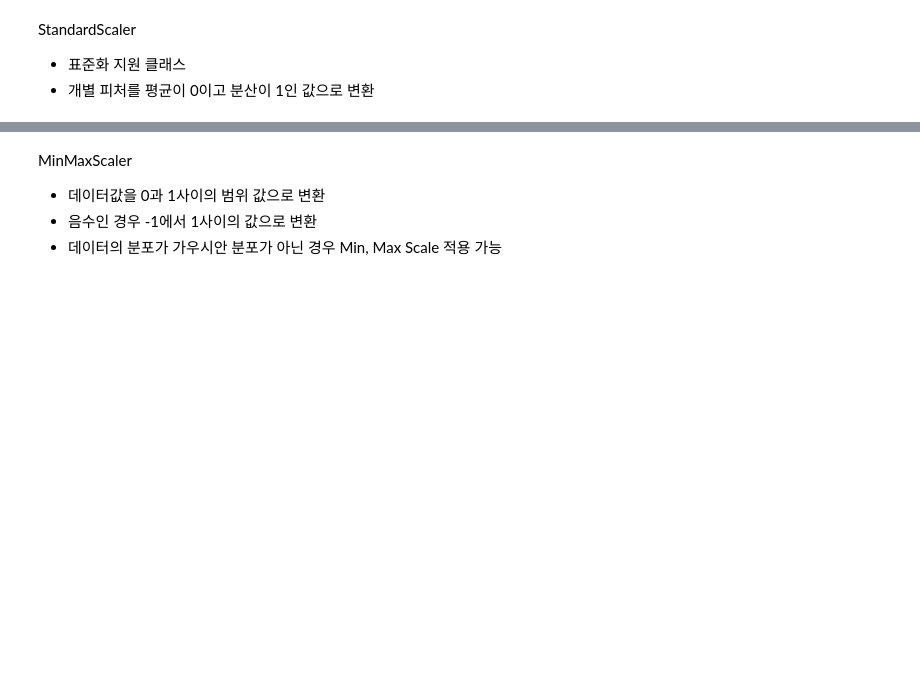
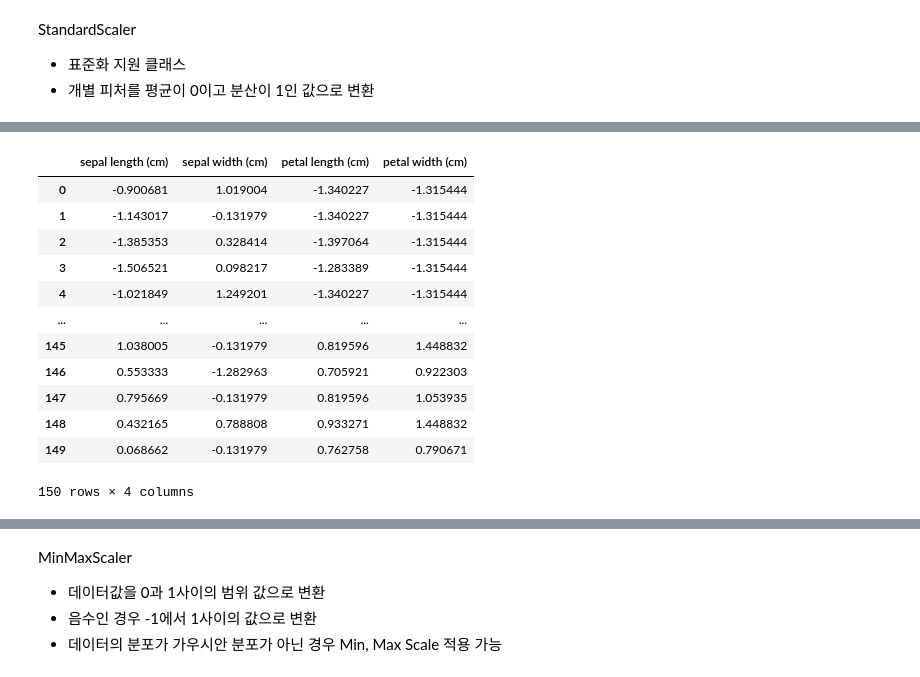
Before and after one commit to annmunju/multicam_ds, a Jupyter notebook: 12_MachineLearning/day1/머신러닝_05_데이터_전처리.ipynb, the cells around one changed output, grey strips where cells are left out. Cells and saved outputs as stored; diff of their text form; code cells hidden in the pictures; blank space fills up the shorter version.

```diff
--- a/12_MachineLearning/day1/머신러닝_05_데이터_전처리.ipynb
+++ b/12_MachineLearning/day1/머신러닝_05_데이터_전처리.ipynb
@@ -131,0 +272,10 @@ StandardScaler
+# %%
+# 붓꽃 데이터 셋을 로딩하고 DataFrame으로 변환
+from sklearn.datasets import load_iris
+import pandas as pd
+
+iris=load_iris()
+iris_data = iris.data
+iris_df = pd.DataFrame(data= iris_data, columns=iris.feature_names)
+print(iris_df.mean())
+print(iris_df.std())
@@ -131,0 +293,22 @@ StandardScaler
+# %%
+from sklearn.preprocessing import StandardScaler
+
+scaler = StandardScaler()
+scaler.fit(iris_df)
+iris_scaled = scaler.transform(iris_df)
+iris_scaled_df = pd.DataFrame(iris_scaled, columns=iris.feature_names)
+iris_scaled_df
+# %% [output]
+|  | sepal length (cm) | sepal width (cm) | petal length (cm) | petal width (cm) |
+| 0 | -0.900681 | 1.019004 | -1.340227 | -1.315444 |
+| 1 | -1.143017 | -0.131979 | -1.340227 | -1.315444 |
+| 2 | -1.385353 | 0.328414 | -1.397064 | -1.315444 |
+| 3 | -1.506521 | 0.098217 | -1.283389 | -1.315444 |
+| 4 | -1.021849 | 1.249201 | -1.340227 | -1.315444 |
+| ... | ... | ... | ... | ... |
+| 145 | 1.038005 | -0.131979 | 0.819596 | 1.448832 |
+| 146 | 0.553333 | -1.282963 | 0.705921 | 0.922303 |
+| 147 | 0.795669 | -0.131979 | 0.819596 | 1.053935 |
+| 148 | 0.432165 | 0.788808 | 0.933271 | 1.448832 |
+| 149 | 0.068662 | -0.131979 | 0.762758 | 0.790671 |
+150 rows × 4 columns
```
Also changed, not shown: parts of 23 cells of this notebook, 5 other files.
